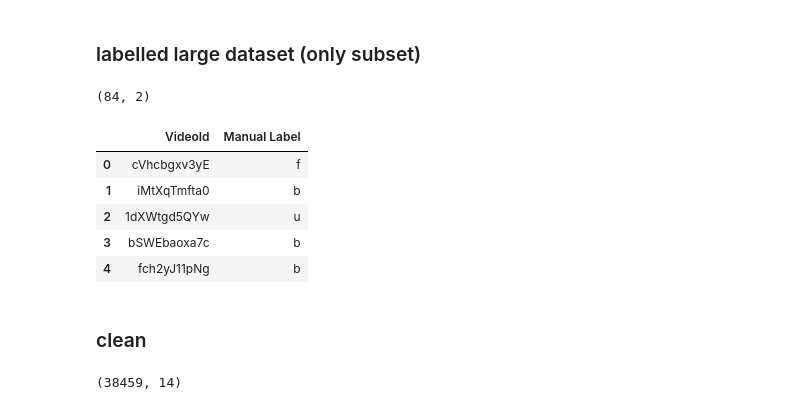
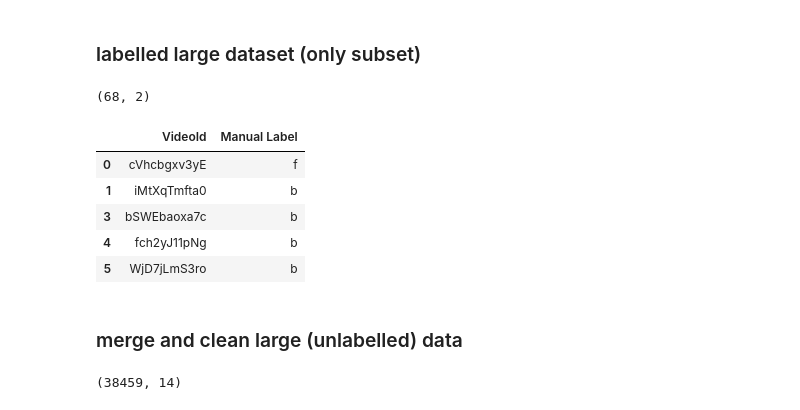
Before and after one commit to izdar/YouFraud-Refactored, a Jupyter notebook: Classifier/model_search/4 - large_data.ipynb, the cells around one changed output. Saved outputs shown, nothing was run; the diff lists cells and outputs as text; code cells hidden in the pictures.

```diff
--- a/Classifier/model_search/4 - large_data.ipynb
+++ b/Classifier/model_search/4 - large_data.ipynb
@@ -22,20 +23,21 @@ import os
 # %%
 df_l = pd.read_csv('../Data Files/scaledValidation - Sheet1.csv')
 df_l.drop('Unnamed: 4', axis=1, inplace=True)
 df_l = df_l[['VideoId', 'Manual Label']]
 df_l['VideoId'] = df_l['VideoId'].str[32:]
+df_l = df_l[df_l['Manual Label'].isin(['b','f'])]
 print(df_l.shape)
 df_l.head()
 # %% [output]
-(84, 2)
+(68, 2)
 |  | VideoId | Manual Label |
 | 0 | cVhcbgxv3yE | f |
 | 1 | iMtXqTmfta0 | b |
-| 2 | 1dXWtgd5QYw | u |
 | 3 | bSWEbaoxa7c | b |
 | 4 | fch2yJ11pNg | b |
+| 5 | WjD7jLmS3ro | b |
-# %% [markdown]
-### clean
+# %% [markdown]
+### merge and clean large (unlabelled) data
 # %%
 df = pd.read_json('../../../data/uniqueScaledDataset.json')
 print(df.shape)
```
Also changed, not shown: parts of 26 cells of this notebook.
